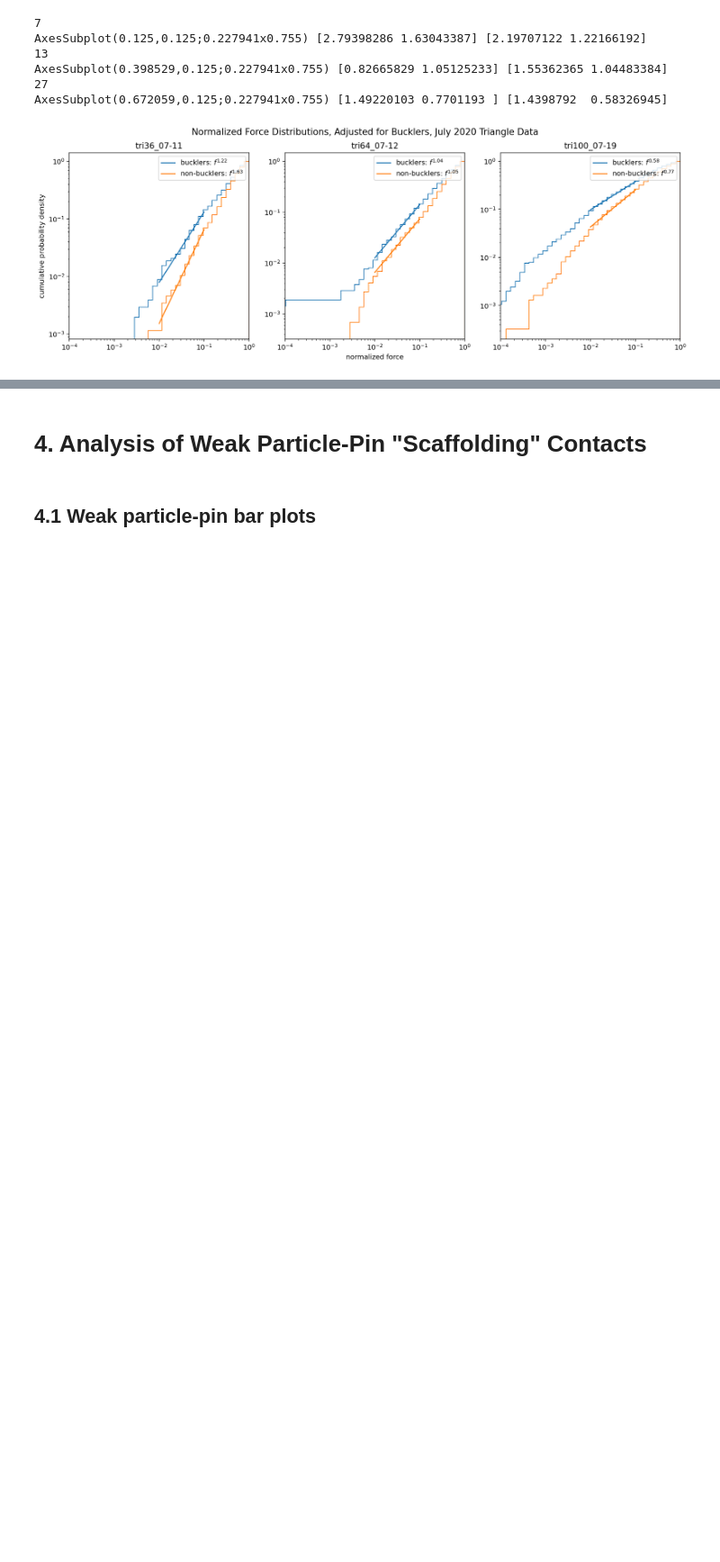
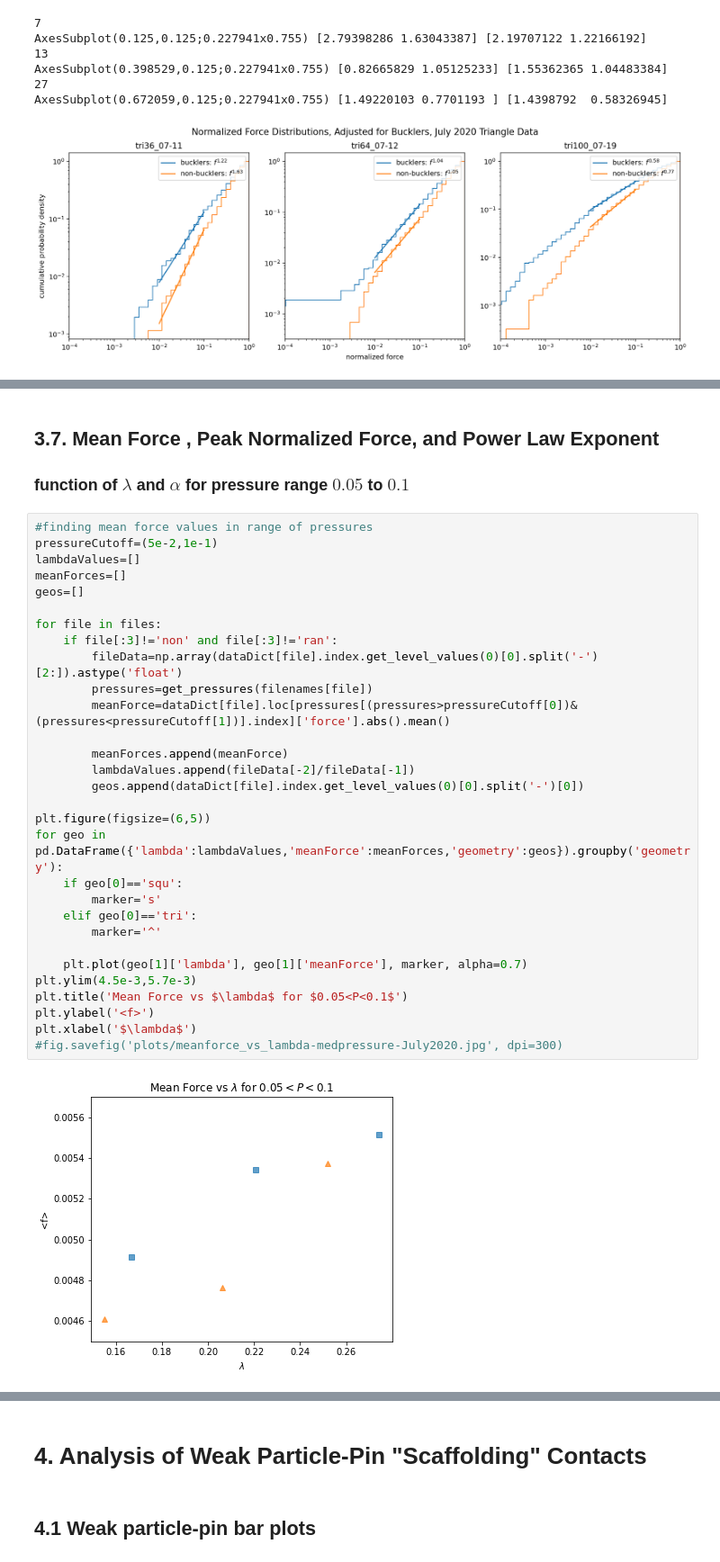
Before and after one commit to andyletzhang/SwatGrains, a Jupyter notebook: BondInfo_Analysis.ipynb, the cells around one changed output, grey strips where cells are left out. Shown at 90% size. Saved outputs shown, nothing was run; the diff lists cells and outputs as text; blank space fills up the shorter version.

```diff
--- a/BondInfo_Analysis.ipynb
+++ b/BondInfo_Analysis.ipynb
@@ -677,0 +735,35 @@ AxesSubplot(0.672059,0.125;0.227941x0.755) [1.49220103 0.7701193 ] [1.4398792  0
+# %% [markdown]
+## 3.7. Mean Force , Peak Normalized Force, and Power Law Exponent
+### function of $\lambda$ and $\alpha$  for pressure range $0.05$ to $0.1$
+# %%
+#finding mean force values in range of pressures
+pressureCutoff=(5e-2,1e-1)
+lambdaValues=[]
+meanForces=[]
+geos=[]
+
+for file in files:
+    if file[:3]!='non' and file[:3]!='ran':
+        fileData=np.array(dataDict[file].index.get_level_values(0)[0].split('-')[2:]).astype('float')
+        pressures=get_pressures(filenames[file])
+        meanForce=dataDict[file].loc[pressures[(pressures>pressureCutoff[0])&(pressures<pressureCutoff[1])].index]['force'].abs().mean()
+
+        meanForces.append(meanForce)
+        lambdaValues.append(fileData[-2]/fileData[-1])
+        geos.append(dataDict[file].index.get_level_values(0)[0].split('-')[0])
+
+plt.figure(figsize=(6,5))
+for geo in pd.DataFrame({'lambda':lambdaValues,'meanForce':meanForces,'geometry':geos}).groupby('geometry'):
+    if geo[0]=='squ':
+        marker='s'
+    elif geo[0]=='tri':
+        marker='^'
+
+    plt.plot(geo[1]['lambda'], geo[1]['meanForce'], marker, alpha=0.7)
+plt.ylim(4.5e-3,5.7e-3)
+plt.title('Mean Force vs $\lambda$ for $0.05<P<0.1$')
+plt.ylabel('<f>')
+plt.xlabel('$\lambda$')
+#fig.savefig('plots/meanforce_vs_lambda-medpressure-July2020.jpg', dpi=300)
+# %% [output]
+[figure, added]
```
Also changed, not shown: parts of 6 cells of this notebook, 1 other file.
